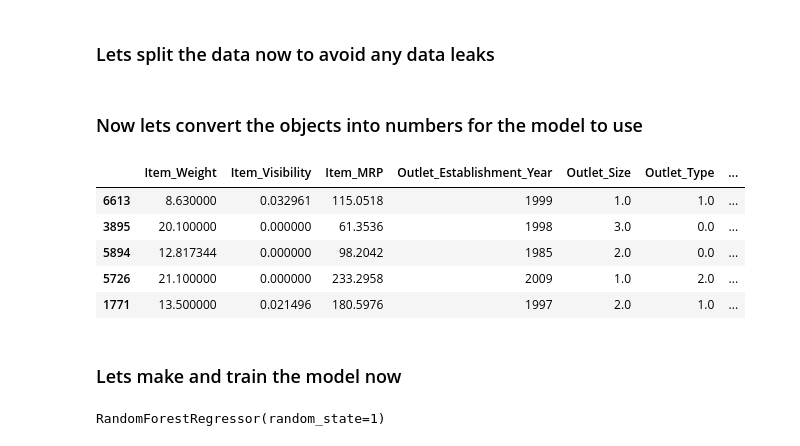
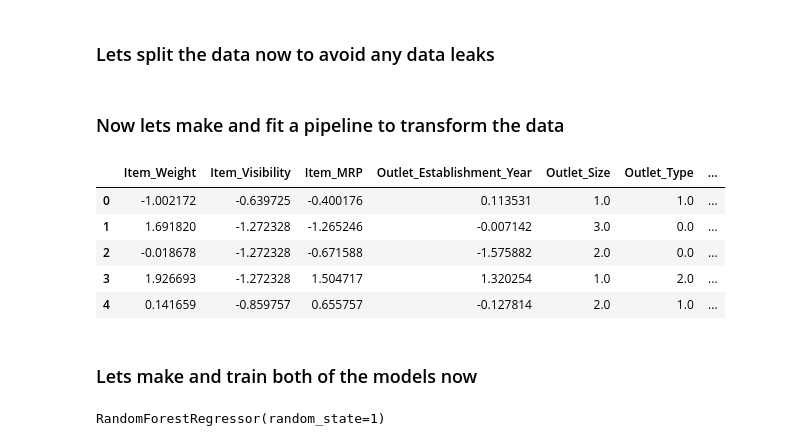
Before and after one commit to SeraphDev6/BigMart-Sales-Predictions, a Jupyter notebook: BigMart_Sales_Predictions.ipynb, the cells around one changed output. Saved outputs shown, nothing was run; the diff lists cells and outputs as text; code cells hidden in the pictures.

```diff
--- a/BigMart_Sales_Predictions.ipynb
+++ b/BigMart_Sales_Predictions.ipynb
@@ -433,20 +437,28 @@ X.head()
 ### Lets split the data now to avoid any data leaks
 # %%
 X_train, X_valid, y_train, y_valid = train_test_split(X, y, random_state=1)
-# %% [markdown]
-### Now lets convert the objects into numbers for the model to use
-# %%
-ord_enc = OrdinalEncoder()
-X_train[ordinal_encoded_features] = ord_enc.fit_transform(X_train[ordinal_encoded_features],y_train)
-X_valid[ordinal_encoded_features] = ord_enc.transform(X_valid[ordinal_encoded_features])
-X_train.head()
-# %% [output]
-|  | Item_Weight | Item_Visibility | Item_MRP | Outlet_Establishment_Year | Outlet_Size | Outlet_Type | ... |
-| 6613 | 8.630000 | 0.032961 | 115.0518 | 1999 | 1.0 | 1.0 | ... |
-| 3895 | 20.100000 | 0.000000 | 61.3536 | 1998 | 3.0 | 0.0 | ... |
-| 5894 | 12.817344 | 0.000000 | 98.2042 | 1985 | 2.0 | 0.0 | ... |
-| 5726 | 21.100000 | 0.000000 | 233.2958 | 2009 | 1.0 | 2.0 | ... |
-| 1771 | 13.500000 | 0.021496 | 180.5976 | 1997 | 2.0 | 1.0 | ... |
+# %% [markdown]
+### Now lets make and fit a pipeline to transform the data
+# %%
+scaler = StandardScaler()
+ord_enc = OrdinalEncoder()
+
+pipe = make_column_transformer((scaler,numeric_features),
+                               (ord_enc, ordinal_encoded_features))
+
+pipe.fit(X_train,y_train)
+
+X_train = pd.DataFrame(pipe.transform(X_train), columns = X.columns)
+X_valid = pd.DataFrame(pipe.transform(X_valid), columns = X.columns)
+
+X_train.head()
+# %% [output]
+|  | Item_Weight | Item_Visibility | Item_MRP | Outlet_Establishment_Year | Outlet_Size | Outlet_Type | ... |
+| 0 | -1.002172 | -0.639725 | -0.400176 | 0.113531 | 1.0 | 1.0 | ... |
+| 1 | 1.691820 | -1.272328 | -1.265246 | -0.007142 | 3.0 | 0.0 | ... |
+| 2 | -0.018678 | -1.272328 | -0.671588 | -1.575882 | 2.0 | 0.0 | ... |
+| 3 | 1.926693 | -1.272328 | 1.504717 | 1.320254 | 1.0 | 2.0 | ... |
+| 4 | 0.141659 | -0.859757 | 0.655757 | -0.127814 | 2.0 | 1.0 | ... |
 # %% [markdown]
-### Lets make and train the model now
+### Lets make and train both of the models now
 # %%
```
Also changed, not shown: parts of 13 cells of this notebook.
